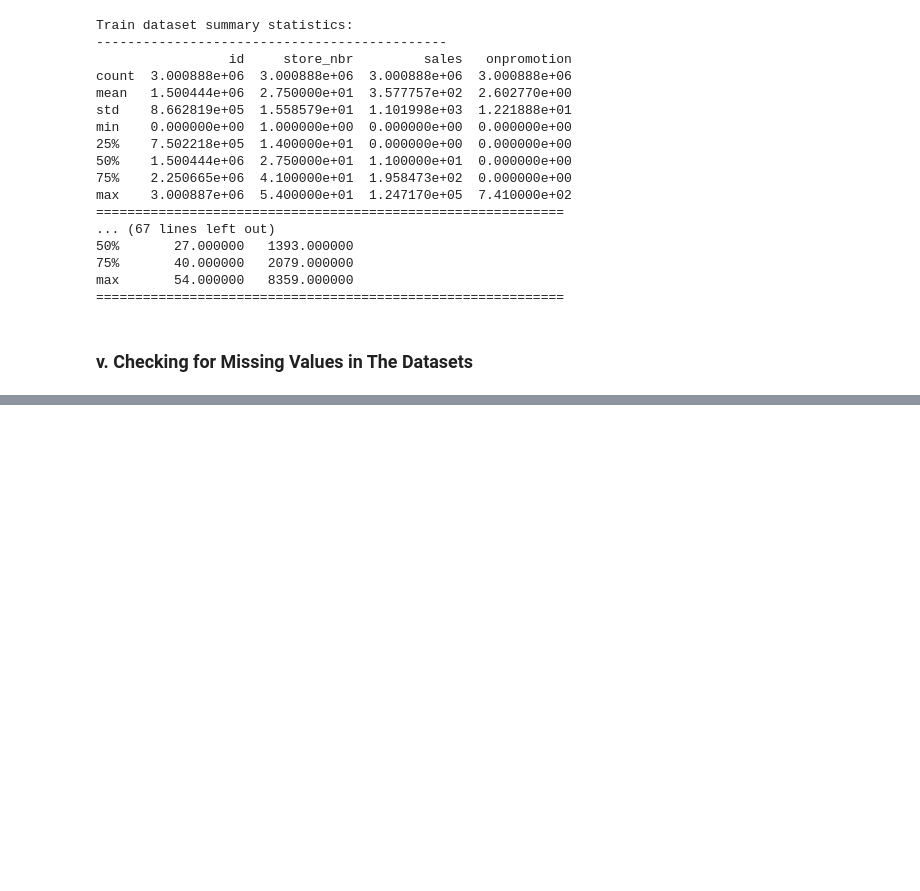
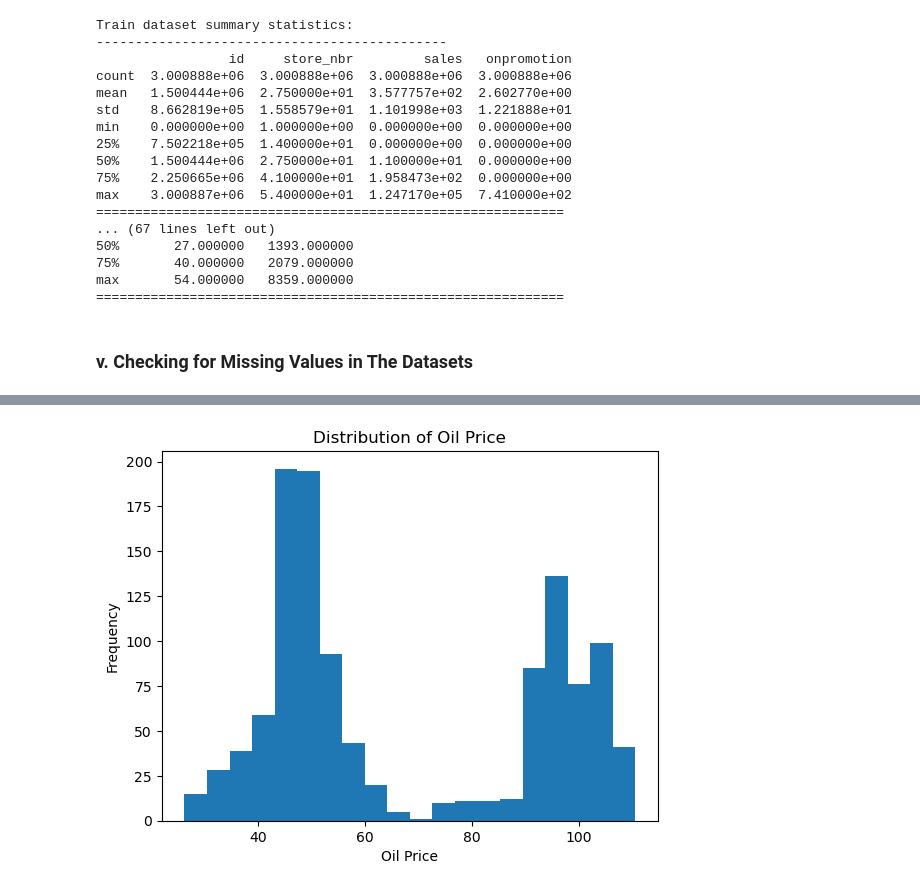
Before and after one commit to rasmodev/Time-Series-Forecasting---ML-Regression-Project, a Jupyter notebook: Regression_Time_Series.ipynb, the cells around one changed output, grey strips where cells are left out. Saved outputs shown, nothing was run; the diff lists cells and outputs as text; code cells hidden in the pictures; blank space fills up the shorter version.

```diff
--- a/Regression_Time_Series.ipynb
+++ b/Regression_Time_Series.ipynb
@@ -399,0 +425,9 @@ Of all the columns in the different datasets, it is only the 'dcoilwtico' column
+# %%
+# Visualize the data
+plt.hist(oil_df['dcoilwtico'].dropna(), bins=20)
+plt.xlabel('Oil Price')
+plt.ylabel('Frequency')
+plt.title('Distribution of Oil Price')
+plt.show()
+# %% [output]
+[figure, added]
```
Also changed, not shown: parts of 24 cells of this notebook.
